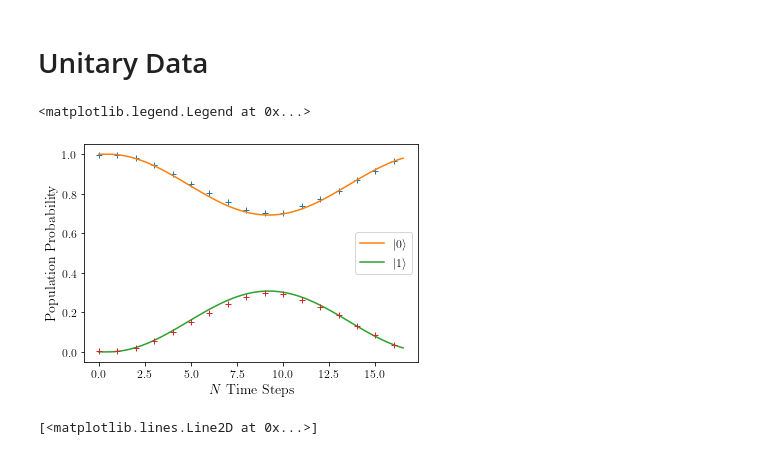
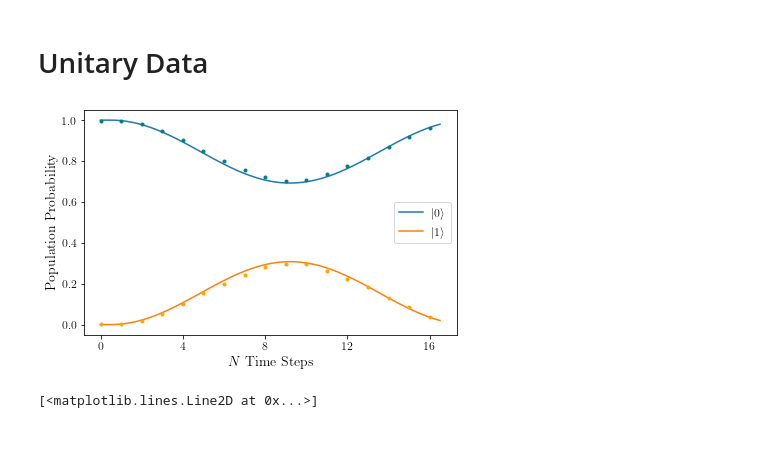
Before and after one commit to OliverDudgeon/QSync, a Jupyter notebook: experiment-plots.ipynb, the cells around one changed output. Drawn from its saved outputs; the diff is of its cells as text; code cells hidden in the pictures.

Commit message:
Organise datasets and plots

```diff
--- a/experiment-plots.ipynb
+++ b/experiment-plots.ipynb
@@ -26,19 +27,21 @@ result = mesolve(H, ket2dm(basis(2, 0)), t * 0.2)
 cont_ups = [state[0, 0].real for state in result.states]
 cont_downs = [state[1, 1].real for state in result.states]
 # %%
-fig, ax = plt.subplots()
+fig, ax = plt.subplots(figsize=set_size(DOCUMENT_WIDTH))
 
-ax.plot(ups, "+")
 ax.plot([0, *(t + 0.5)], [1, *cont_ups], "-", label=r"$|0\rangle$")
 ax.plot([0, *(t + 0.5)], [0, *cont_downs], "-", label=r"$|1\rangle$")
-ax.plot(downs, "+")
+ax.plot(ups, ".", c="teal")
+ax.plot(downs, ".", c="orange")
 
 ax.set_xlabel("$N$ Time Steps")
 ax.set_ylabel("Population Probability")
 ax.legend()
+ax.xaxis.set_major_locator(MultipleLocator(base=4))
+
+fig.savefig("results/unitary/population-cycle.pdf", bbox_inches="tight")
 # %% [output]
-<matplotlib.legend.Legend at 0x...>
-[figure, old version]
+[figure, new version]
 # %%
 # Coherences
 coh_arg = [np.angle(state[1, 0]) / np.pi for state in states]
```
Also changed, not shown: parts of 9 cells of this notebook, 32 other files.
